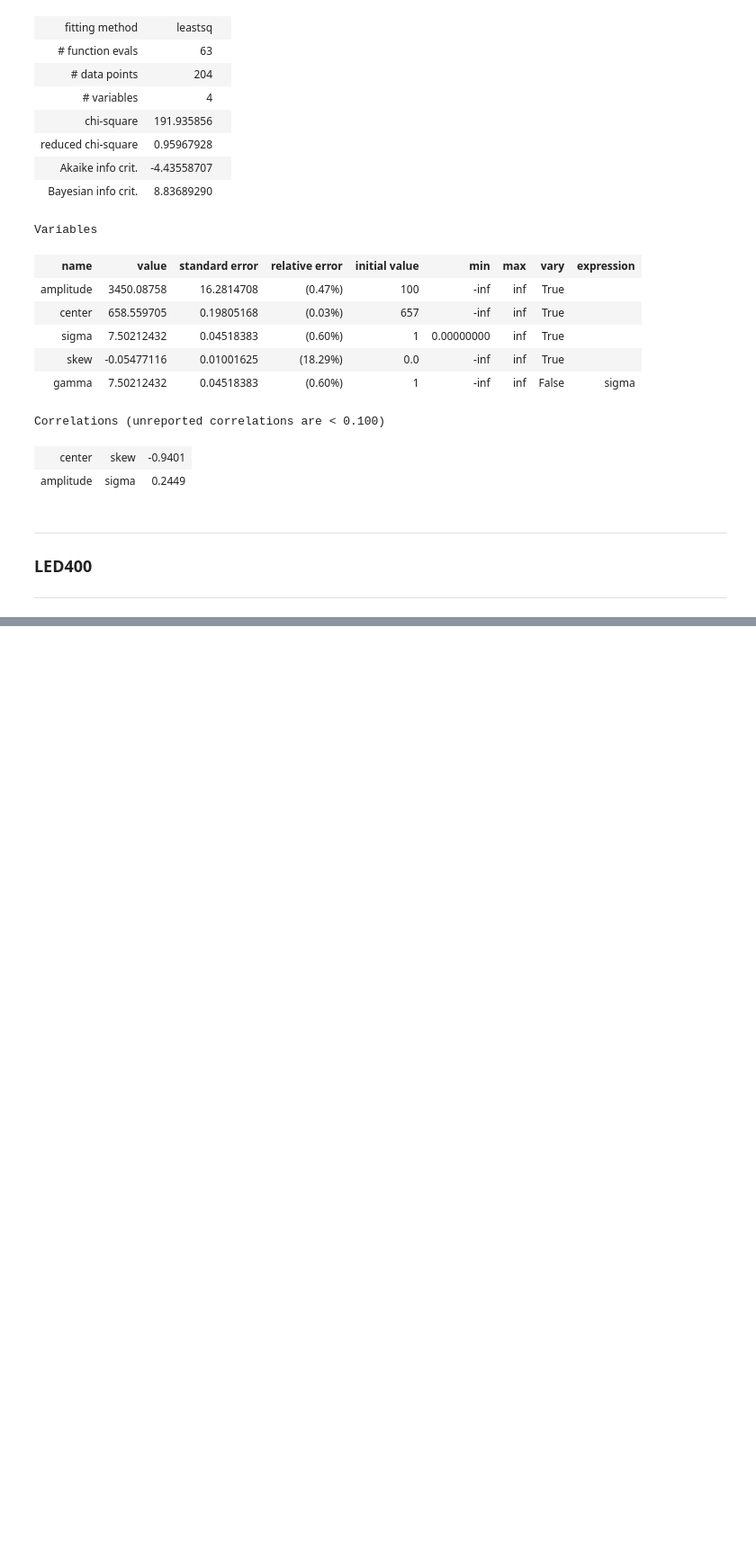
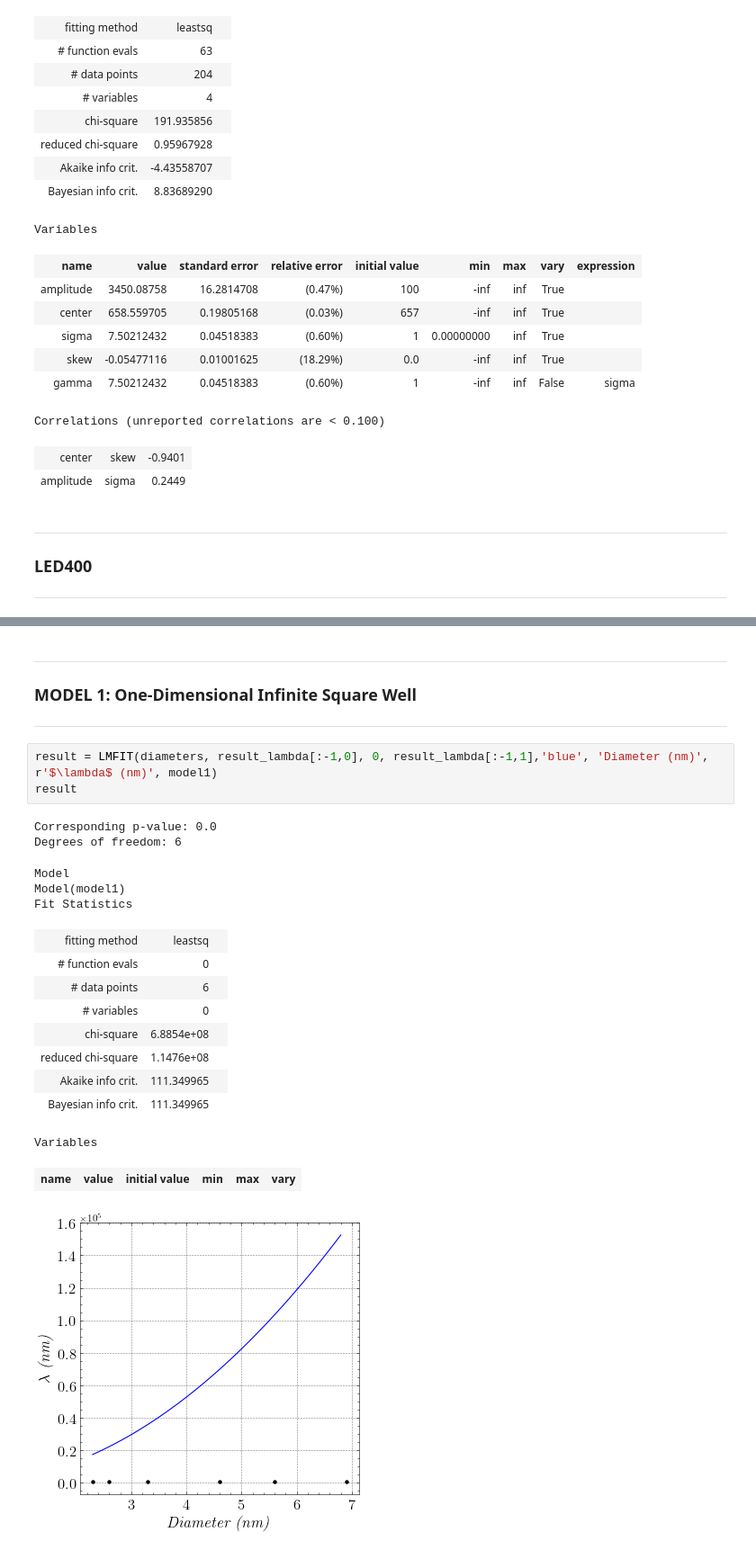
Before and after one commit to rvizarreta/AdvancedLab, a Jupyter notebook: 1. Quantum Dots/Lab.ipynb, the cells around one changed output, grey strips where cells are left out. Shown: that part at 90% size. Cells and saved outputs as stored; diff of their text form; blank space fills up the shorter version.

```diff
--- a/1. Quantum Dots/Lab.ipynb
+++ b/1. Quantum Dots/Lab.ipynb
@@ -552,0 +722,24 @@ Correlations (unreported correlations are < 0.100)
+# %% [markdown]
+-----------------------------------------
+### MODEL 1: One-Dimensional Infinite Square Well
+-----------------------------------------
+# %%
+result = LMFIT(diameters, result_lambda[:-1,0], 0, result_lambda[:-1,1],'blue', 'Diameter (nm)', r'$\lambda$ (nm)', model1)
+result
+# %% [output]
+Corresponding p-value: 0.0
+Degrees of freedom: 6
+Model
+Model(model1)
+Fit Statistics
+| fitting method | leastsq |  |
+| # function evals | 0 |  |
+| # data points | 6 |  |
+| # variables | 0 |  |
+| chi-square | 6.8854e+08 |  |
+| reduced chi-square | 1.1476e+08 |  |
+| Akaike info crit. | 111.349965 |  |
+| Bayesian info crit. | 111.349965 |  |
+Variables
+| name | value | initial value | min | max | vary |
+[figure, added]
```
Also changed, not shown: parts of 28 cells of this notebook, 1 other file.
